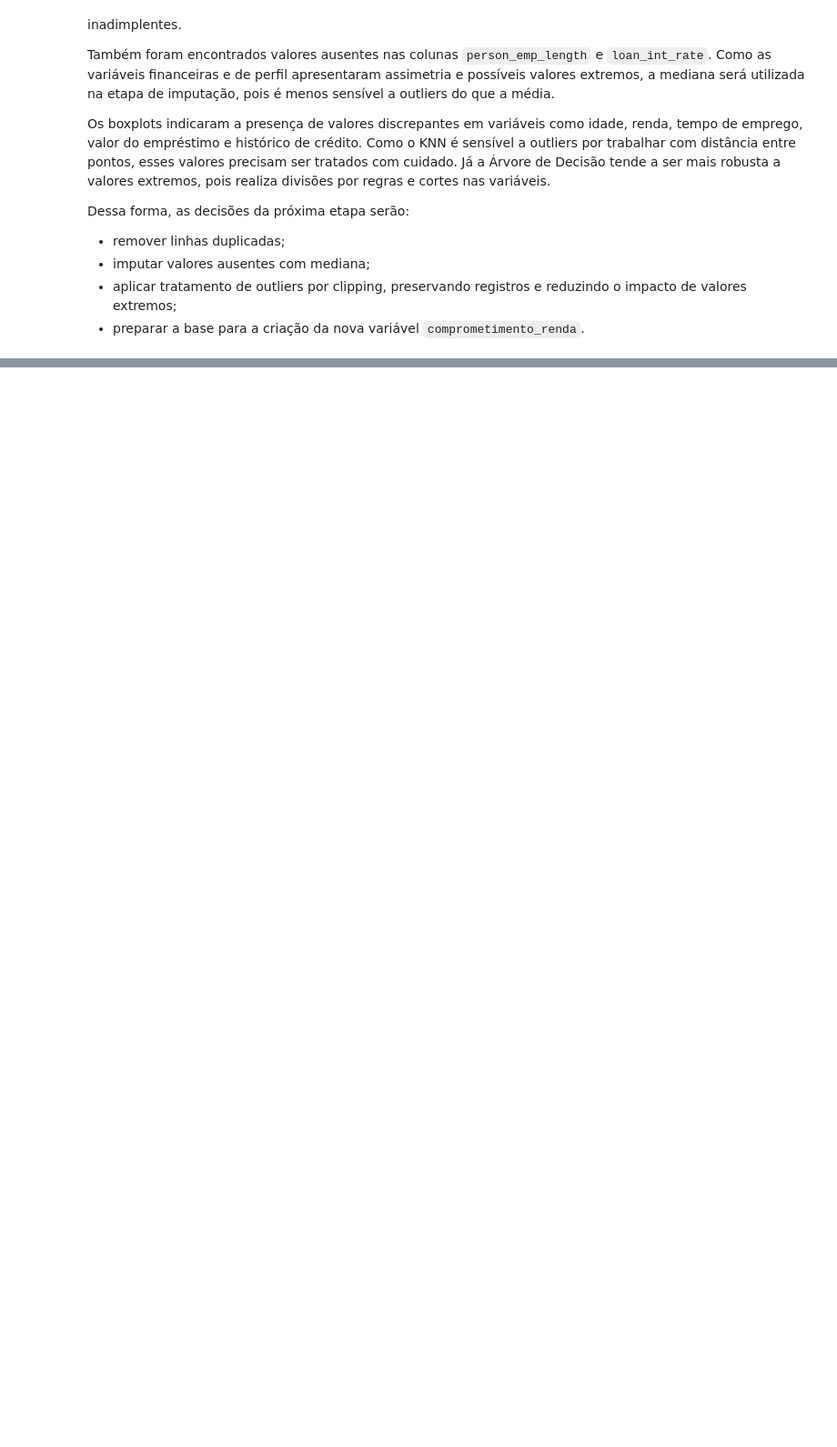
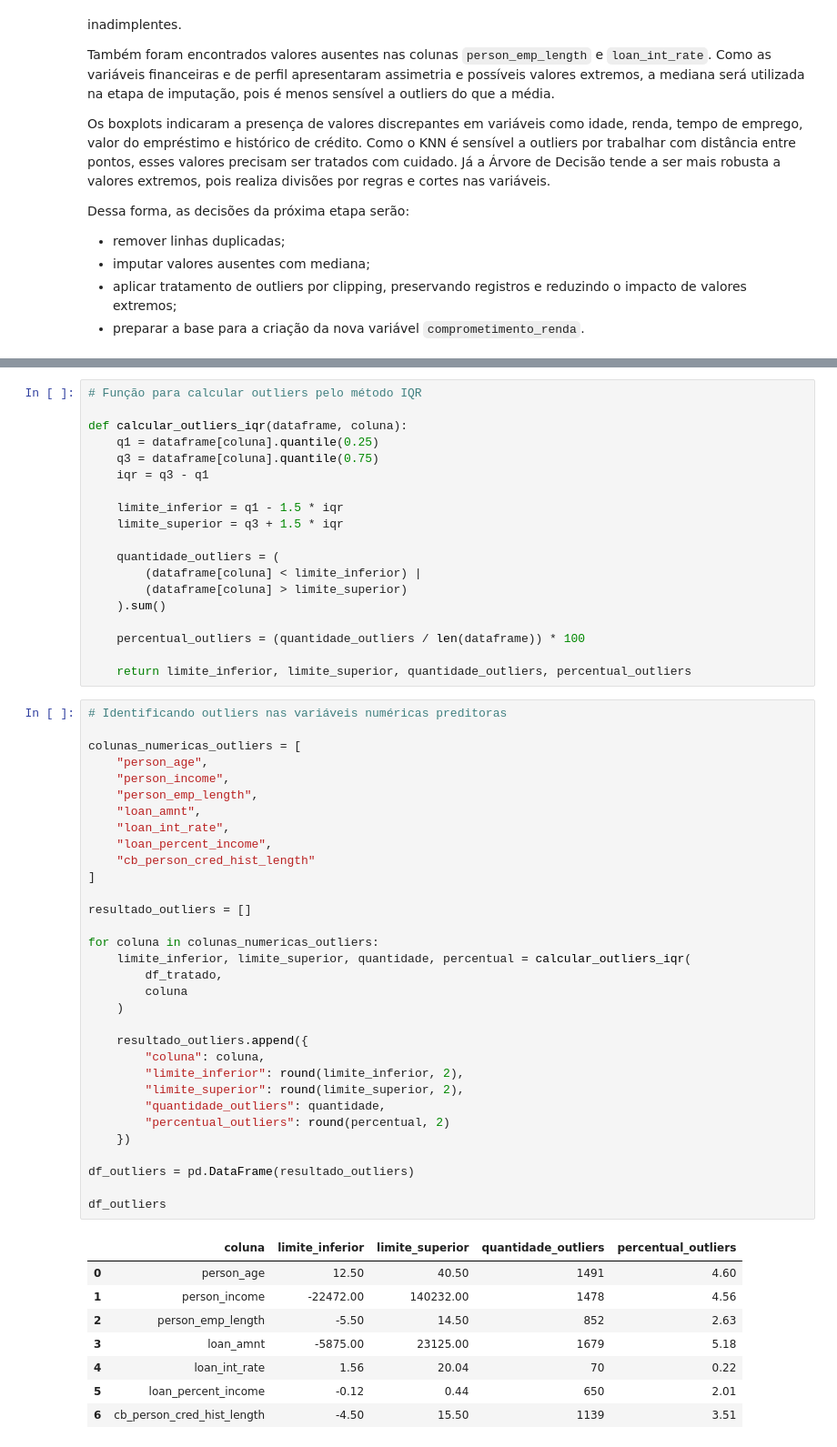
Before and after one commit to MarcioLuizBR/projeto-risco-credito-machine-learning, a Jupyter notebook: notebooks/pipeline_risco_credito.ipynb, the cells around one changed output, grey strips where cells are left out. Shown at 91% size. Cells and saved outputs as stored; diff of their text form; blank space fills up the shorter version.

```diff
--- a/notebooks/pipeline_risco_credito.ipynb
+++ b/notebooks/pipeline_risco_credito.ipynb
@@ -448,0 +565,60 @@ Dessa forma, as decisões da próxima etapa serão:
+# %%
+# Função para calcular outliers pelo método IQR
+
+def calcular_outliers_iqr(dataframe, coluna):
+    q1 = dataframe[coluna].quantile(0.25)
+    q3 = dataframe[coluna].quantile(0.75)
+    iqr = q3 - q1
+
+    limite_inferior = q1 - 1.5 * iqr
+    limite_superior = q3 + 1.5 * iqr
+
+    quantidade_outliers = (
+        (dataframe[coluna] < limite_inferior) |
+        (dataframe[coluna] > limite_superior)
+    ).sum()
+
+    percentual_outliers = (quantidade_outliers / len(dataframe)) * 100
+
+    return limite_inferior, limite_superior, quantidade_outliers, percentual_outliers
+# %%
+# Identificando outliers nas variáveis numéricas preditoras
+
+colunas_numericas_outliers = [
+    "person_age",
+    "person_income",
+    "person_emp_length",
+    "loan_amnt",
+    "loan_int_rate",
+    "loan_percent_income",
+    "cb_person_cred_hist_length"
+]
+
+resultado_outliers = []
+
+for coluna in colunas_numericas_outliers:
+    limite_inferior, limite_superior, quantidade, percentual = calcular_outliers_iqr(
+        df_tratado,
+        coluna
+    )
+
+    resultado_outliers.append({
+        "coluna": coluna,
+        "limite_inferior": round(limite_inferior, 2),
+        "limite_superior": round(limite_superior, 2),
+        "quantidade_outliers": quantidade,
+        "percentual_outliers": round(percentual, 2)
+    })
+
+df_outliers = pd.DataFrame(resultado_outliers)
+
+df_outliers
+# %% [output]
+|  | coluna | limite_inferior | limite_superior | quantidade_outliers | percentual_outliers |
+| 0 | person_age | 12.50 | 40.50 | 1491 | 4.60 |
+| 1 | person_income | -22472.00 | 140232.00 | 1478 | 4.56 |
+| 2 | person_emp_length | -5.50 | 14.50 | 852 | 2.63 |
+| 3 | loan_amnt | -5875.00 | 23125.00 | 1679 | 5.18 |
+| 4 | loan_int_rate | 1.56 | 20.04 | 70 | 0.22 |
+| 5 | loan_percent_income | -0.12 | 0.44 | 650 | 2.01 |
+| 6 | cb_person_cred_hist_length | -4.50 | 15.50 | 1139 | 3.51 |
```
Also changed, not shown: parts of 13 cells of this notebook.
